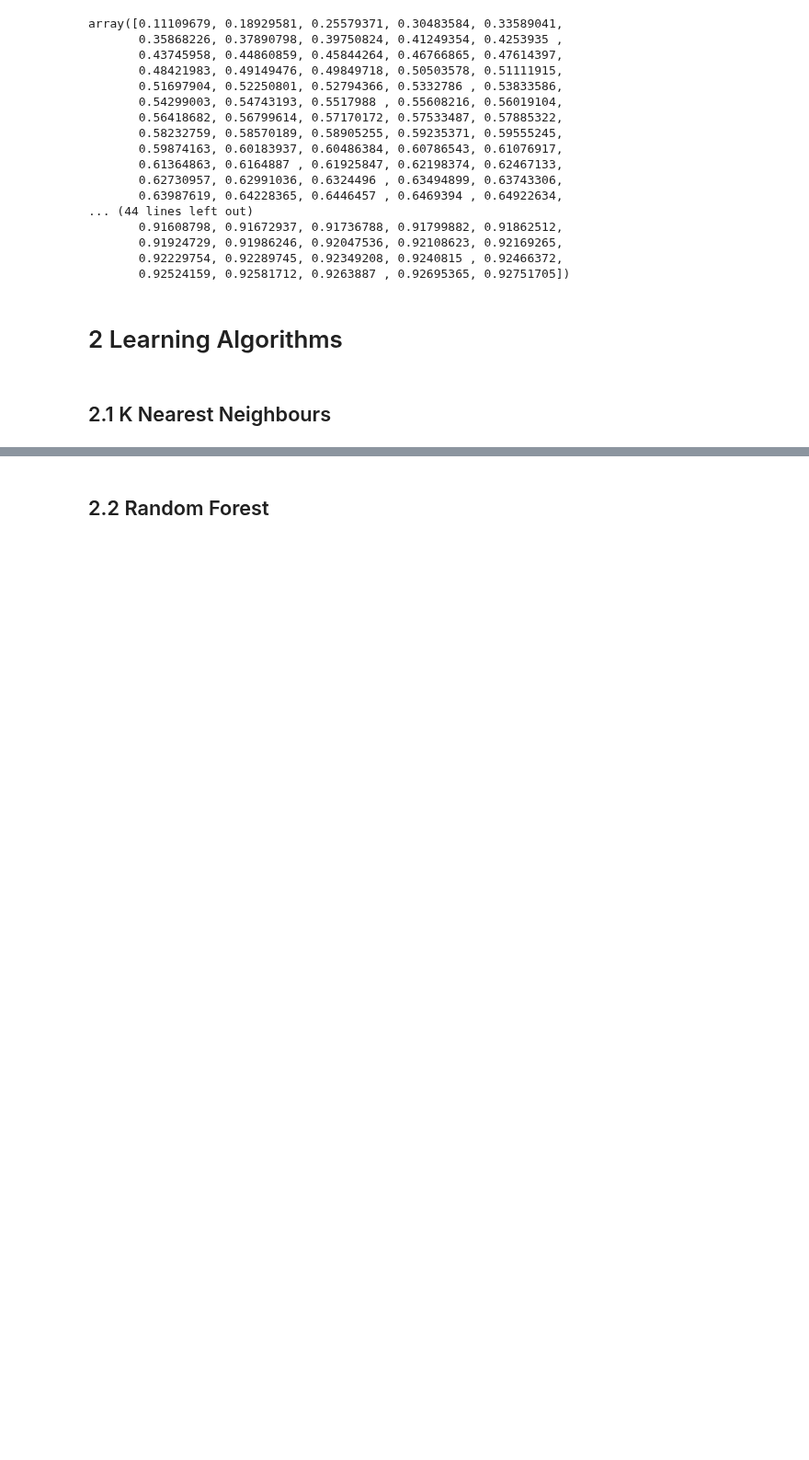
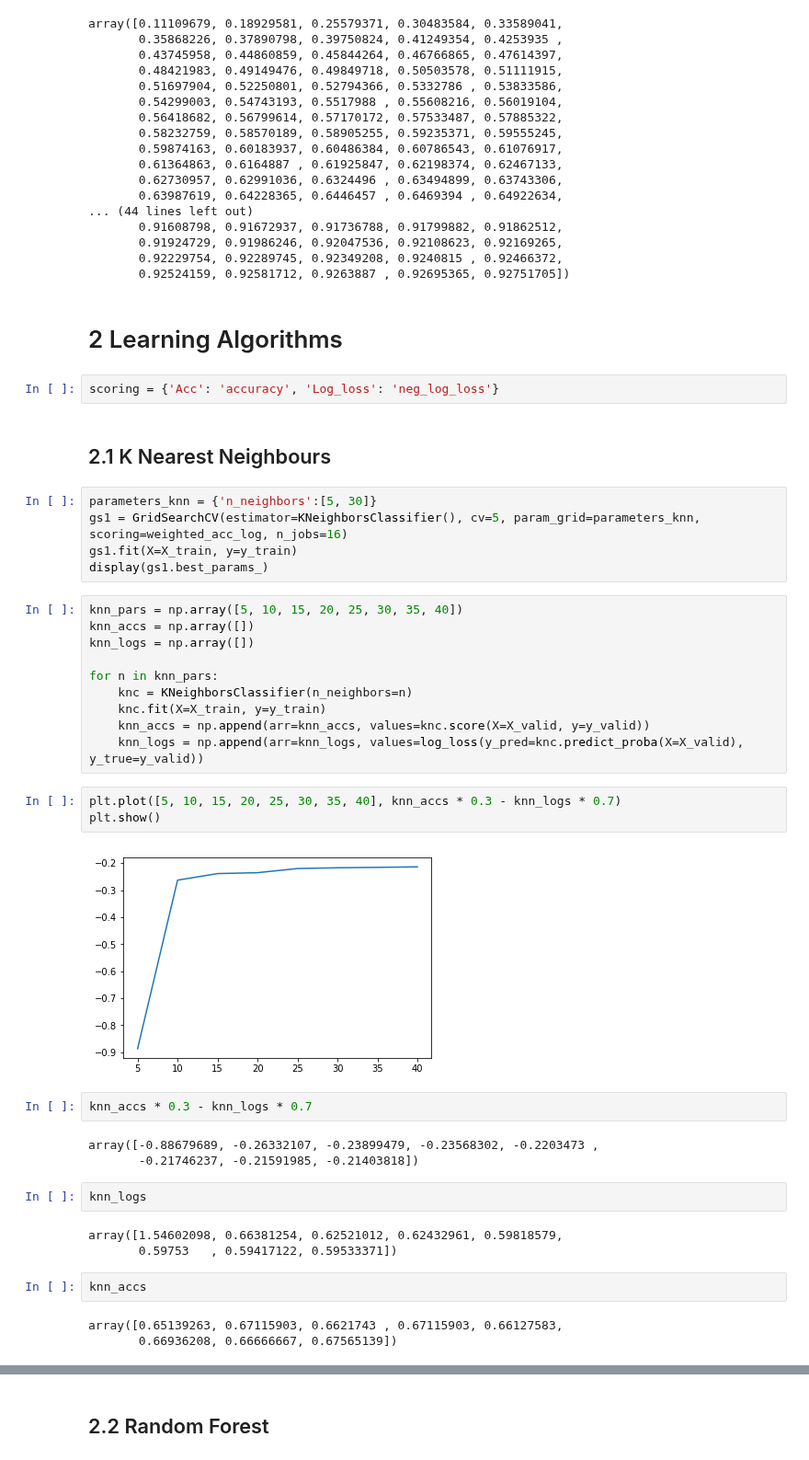
Before and after one commit to zhanshenlc/IAML2018, a Jupyter notebook: Assignments/03_B_MiniChallenge.ipynb, the cells around one changed output, grey strips where cells are left out. Shown at 92% size. Cells and saved outputs as stored; diff of their text form; blank space fills up the shorter version.

```diff
--- a/Assignments/03_B_MiniChallenge.ipynb
+++ b/Assignments/03_B_MiniChallenge.ipynb
@@ -349,7 +360,44 @@ array([0.11109679, 0.18929581, 0.25579371, 0.30483584, 0.33589041,
        0.92524159, 0.92581712, 0.9263887 , 0.92695365, 0.92751705])
 # %% [markdown]
 # 2 Learning Algorithms
+# %%
+scoring = {'Acc': 'accuracy', 'Log_loss': 'neg_log_loss'}
 # %% [markdown]
 ## 2.1 K Nearest Neighbours
+# %%
+parameters_knn = {'n_neighbors':[5, 30]}
+gs1 = GridSearchCV(estimator=KNeighborsClassifier(), cv=5, param_grid=parameters_knn, scoring=weighted_acc_log, n_jobs=16)
+gs1.fit(X=X_train, y=y_train)
+display(gs1.best_params_)
+# %%
+knn_pars = np.array([5, 10, 15, 20, 25, 30, 35, 40])
+knn_accs = np.array([])
+knn_logs = np.array([])
+
+for n in knn_pars:
+    knc = KNeighborsClassifier(n_neighbors=n)
+    knc.fit(X=X_train, y=y_train)
+    knn_accs = np.append(arr=knn_accs, values=knc.score(X=X_valid, y=y_valid))
+    knn_logs = np.append(arr=knn_logs, values=log_loss(y_pred=knc.predict_proba(X=X_valid), y_true=y_valid))
+# %%
+plt.plot([5, 10, 15, 20, 25, 30, 35, 40], knn_accs * 0.3 - knn_logs * 0.7)
+plt.show()
+# %% [output]
+[figure, added]
+# %%
+knn_accs * 0.3 - knn_logs * 0.7
+# %% [output]
+array([-0.88679689, -0.26332107, -0.23899479, -0.23568302, -0.2203473 ,
+       -0.21746237, -0.21591985, -0.21403818])
+# %%
+knn_logs
+# %% [output]
+array([1.54602098, 0.66381254, 0.62521012, 0.62432961, 0.59818579,
+       0.59753   , 0.59417122, 0.59533371])
+# %%
+knn_accs
+# %% [output]
+array([0.65139263, 0.67115903, 0.6621743 , 0.67115903, 0.66127583,
+       0.66936208, 0.66666667, 0.67565139])
 # %%
 parameters_knn = {'n_neighbors':[5, 10, 15, 20, 25, 30, 35, 40]}
```
Also changed, not shown: parts of 32 cells of this notebook.
